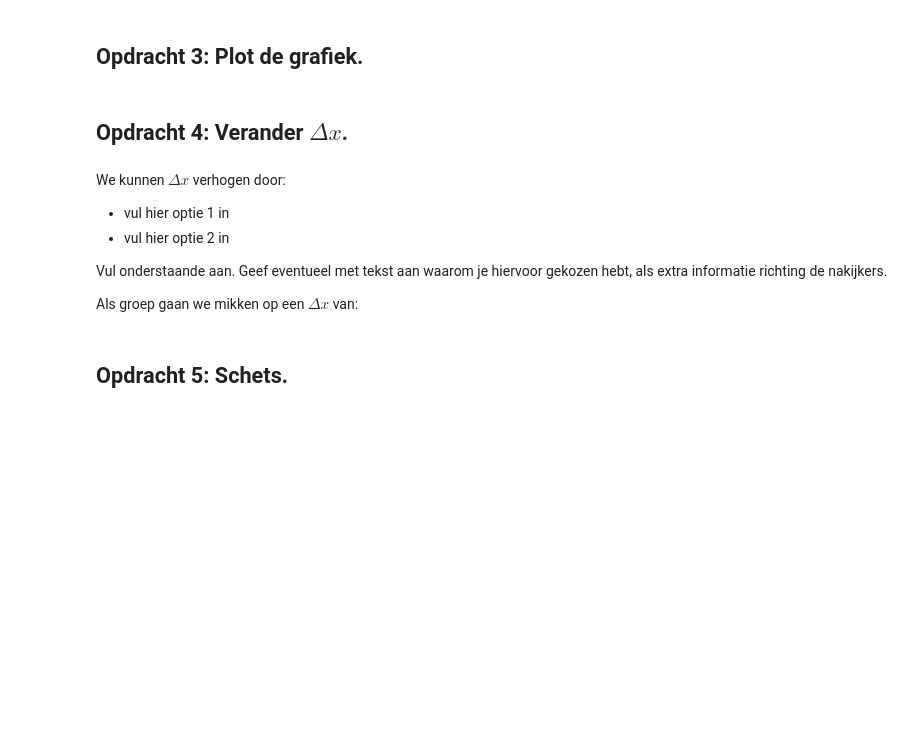
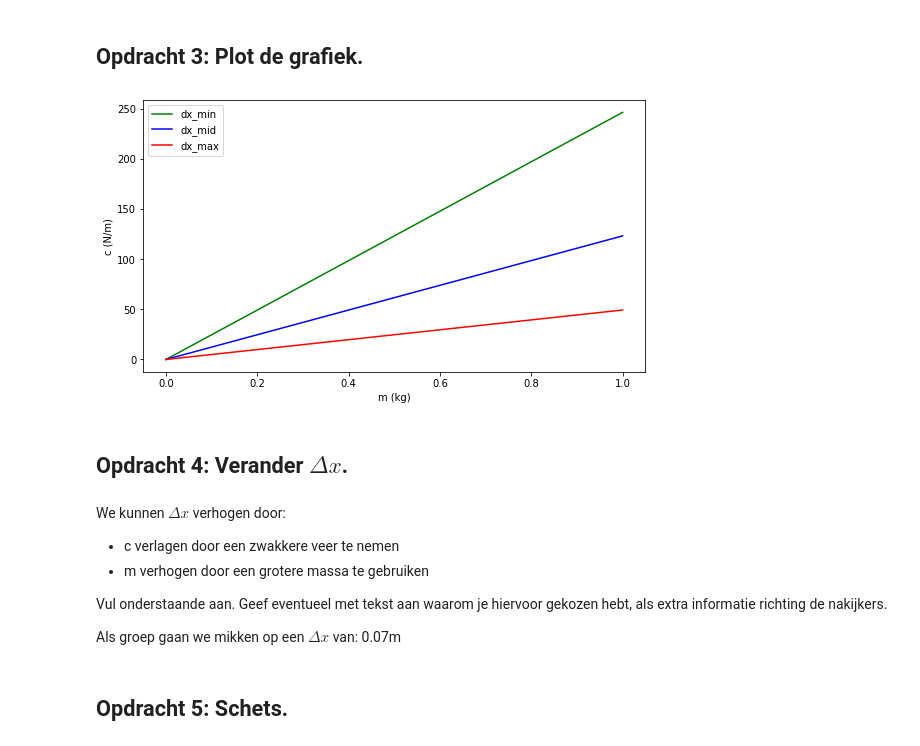
Before and after one commit to oprelo/opdrachten-DEF-D, a Jupyter notebook: FysiekeOntwerpopdrachten/5MaakEenOpstellingTrillingsvrij/Ontwerpopdracht5MaakEenOpstellingTrillingsvrijInvulTemplate.ipynb, the cells around one changed output. Drawn from its saved outputs; the diff is of its cells as text; code cells hidden in the pictures; blank space fills up the shorter version.

```diff
--- a/FysiekeOntwerpopdrachten/5MaakEenOpstellingTrillingsvrij/Ontwerpopdracht5MaakEenOpstellingTrillingsvrijInvulTemplate.ipynb
+++ b/FysiekeOntwerpopdrachten/5MaakEenOpstellingTrillingsvrij/Ontwerpopdracht5MaakEenOpstellingTrillingsvrijInvulTemplate.ipynb
@@ -57,17 +80,37 @@ Vul onderstaande tabel in:
 # %%
 # Voeg hier je plot in. Lees goed de opdracht wat er in de grafiek moet staan!
 # Het is ook handig om je grafiek op te slaan, doe dat door met plt.savefig().
+m = np.linspace(0,1,100)
+
+dx_mid = 2*dx_min
+dx_max = 5*dx_min
+
+c_min = g*m/dx_min
+c_mid = g*m/dx_mid
+c_max = g*m/dx_max
+
+plt.figure(figsize=(9,5))
+plt.plot(m,c_min,'g',label='dx_min')
+plt.plot(m,c_mid,'b',label='dx_mid')
+plt.plot(m,c_max,'r',label='dx_max')
+plt.xlabel('m (kg)')
+plt.ylabel('c (N/m)')
+plt.legend()
+plt.savefig('dx_plot.png',dpi=400)
+plt.show()
+# %% [output]
+[figure, added]
 # %% [markdown]
 ## Opdracht 4: Verander $\Delta x$.
 # %% [markdown]
 We kunnen $\Delta x$ verhogen door:
 
-- vul hier optie 1 in
-- vul hier optie 2 in
+- c verlagen door een zwakkere veer te nemen
+- m verhogen door een grotere massa te gebruiken
 
 Vul onderstaande aan. Geef eventueel met tekst aan waarom je hiervoor gekozen hebt, als extra informatie richting de nakijkers.
 
-Als groep gaan we mikken op een $\Delta x$ van:
+Als groep gaan we mikken op een $\Delta x$ van: 0.07m
 # %% [markdown]
 ## Opdracht 5: Schets.
 # %% [markdown]
```
Also changed, not shown: parts of 9 cells of this notebook, 3 other files.
